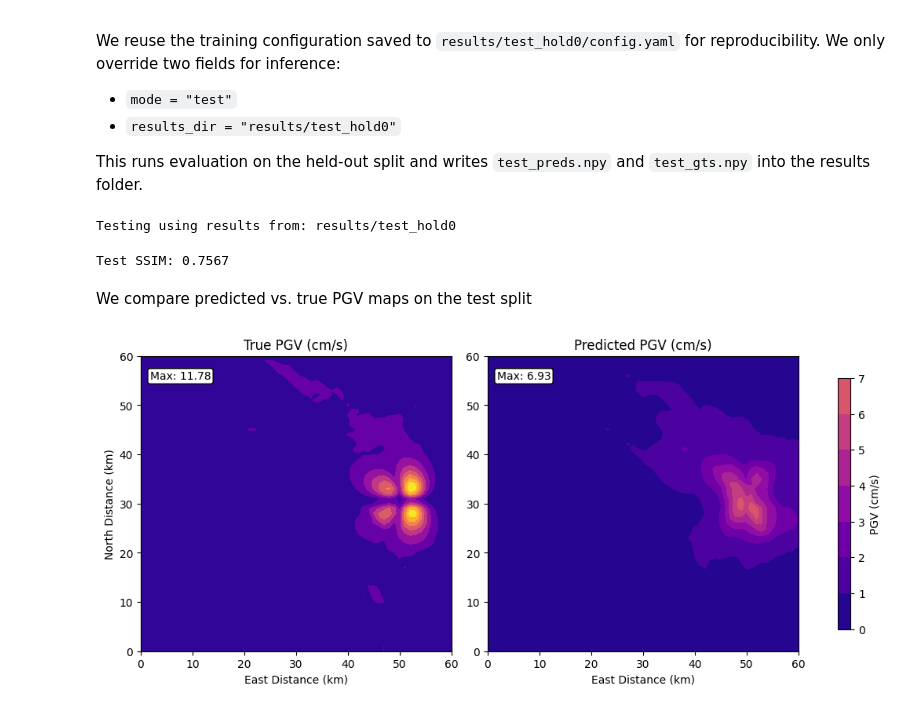
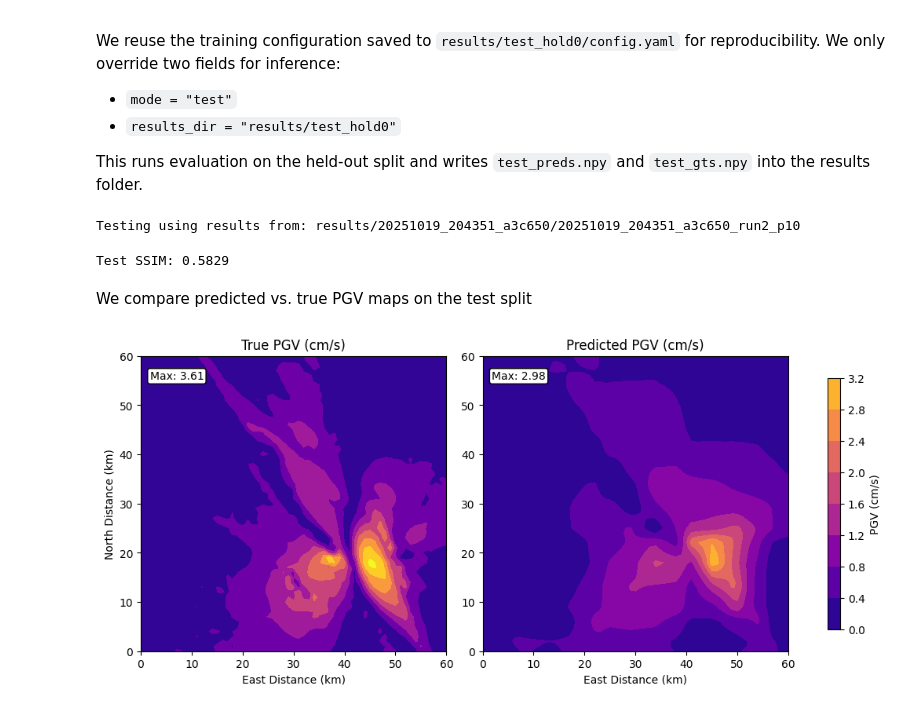
Before and after one commit to fatimarmdnn/PGVnet, a Jupyter notebook: demo.ipynb, the cells around one changed output. Drawn from its saved outputs; the diff is of its cells as text; code cells hidden in the pictures.

```diff
--- a/demo.ipynb
+++ b/demo.ipynb
@@ -147,7 +147,7 @@ We only override two fields for inference:
 
 This runs evaluation on the held-out split and writes `test_preds.npy` and `test_gts.npy` into the results folder.
 # %%
-cfg_path = "results/test_hold0/config.yaml"
+cfg_path = "results/20251019_204351_a3c650/20251019_204351_a3c650_run2_p10/config.yaml"
 assert os.path.exists(cfg_path), f"Config not found: {cfg_path}"
 
 with open(cfg_path, "r") as f:
@@ -155,47 +155,47 @@ with open(cfg_path, "r") as f:
 
 config = SimpleNamespace(**cfg_dict)
 config.mode = "test"
-config.results_dir = "results/test_hold0"
+config.results_dir = "results/20251019_204351_a3c650/20251019_204351_a3c650_run2_p10"
 
 # Run testing (expected to save test_preds.npy / test_gts.npy under results_dir)
 run_test(config)
 # %% [output]
-Testing using results from: results/test_hold0
+Testing using results from: results/20251019_204351_a3c650/20251019_204351_a3c650_run2_p10
-Test SSIM: 0.7567
+Test SSIM: 0.5829
 # %% [markdown]
 We compare predicted vs. true PGV maps on the test split
 # %%
-preds = np.load("results/test_hold0/test_preds.npy")
-gts   = np.load("results/test_hold0/test_gts.npy")
+preds = np.load("results/20251019_204351_a3c650/20251019_204351_a3c650_run2_p10/test_preds.npy")
+gts   = np.load("results/20251019_204351_a3c650/20251019_204351_a3c650_run2_p10/test_gts.npy")
 
 idx  = np.random.randint(0, preds.shape[0])   # random test example
 comp = 1  # 0: East–West, 1: North–South
 
 pred = preds[idx, :, :, comp] / 10.0  # cm/s
 gt   = gts[idx, :, :, comp] / 10.0    # cm/s
 
 vmax = max(np.max(gt), np.max(pred))
 norm = plt.Normalize(vmin=0, vmax=vmax)
 
 fig, axes = plt.subplots(1, 2, figsize=(10, 4.5), constrained_layout=True)
 cf0 = axes[0].contourf(gt, cmap="plasma", norm=norm)
 cf1 = axes[1].contourf(pred, cmap="plasma", norm=norm)
 
 axes[0].set_title("True PGV (cm/s)")
 axes[1].set_title("Predicted PGV (cm/s)")
 for ax in axes:
     ax.set_xlabel("East Distance (km)")
 axes[0].set_ylabel("North Distance (km)")
 
 cbar = fig.colorbar(cf1, ax=axes.ravel().tolist(), shrink=0.85)
 cbar.set_label("PGV (cm/s)")
 
 axes[0].text(0.03, 0.95, f"Max: {np.max(gt):.2f}",
              transform=axes[0].transAxes, va="top",
              bbox=dict(facecolor="white", edgecolor="black", boxstyle="round,pad=0.2"))
 axes[1].text(0.03, 0.95, f"Max: {np.max(pred):.2f}",
              transform=axes[1].transAxes, va="top",
              bbox=dict(facecolor="white", edgecolor="black", boxstyle="round,pad=0.2"))
 plt.show()
 # %% [output]
-[figure, old version]
+[figure, new version]
```
Also changed, not shown: parts of 2 cells of this notebook, 1 other file.
